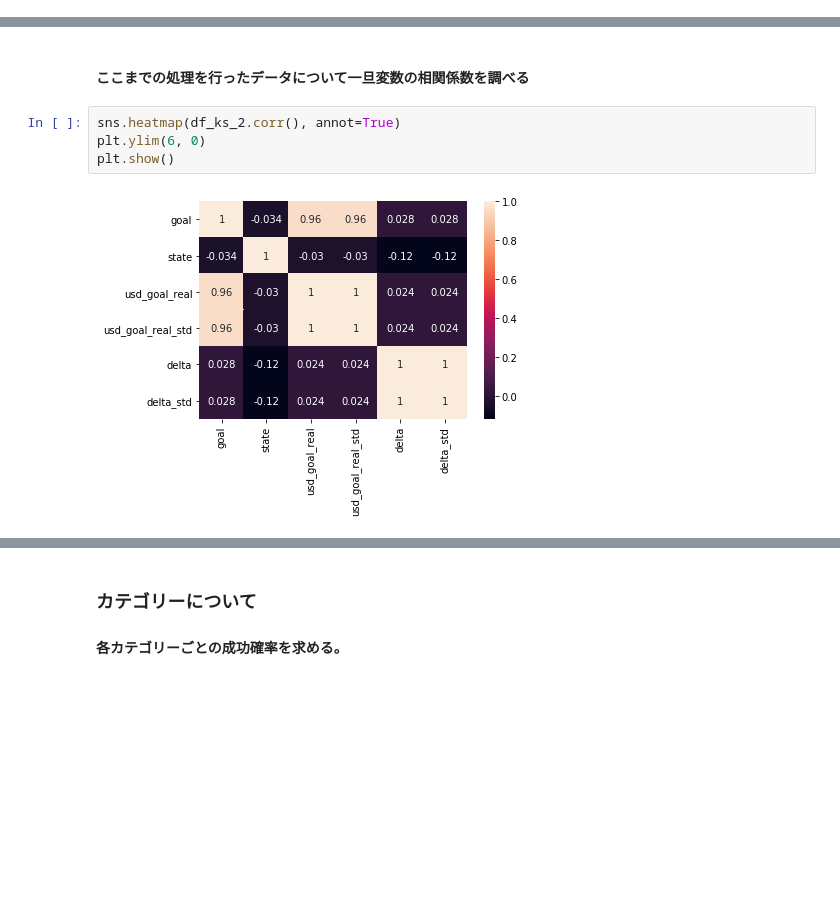
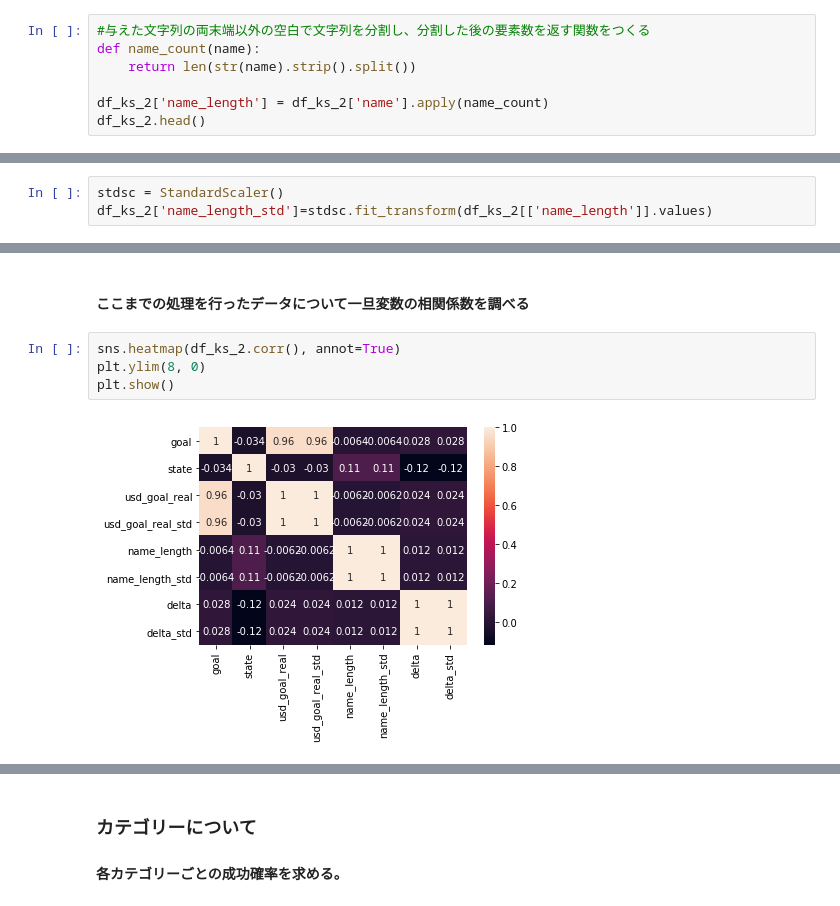
Before and after one commit to energygorilla/skillupAI, a Jupyter notebook: Day1_work_清水源一郎.ipynb, the cells around one changed output, grey strips where cells are left out. Cells and saved outputs as stored; diff of their text form; blank space fills up the shorter version.

Commit message:
変数name_lengthを追加

```diff
--- a/Day1_work_清水源一郎.ipynb
+++ b/Day1_work_清水源一郎.ipynb
@@ -184,0 +188,7 @@ df_ks_2["usd_goal_real_std"]=stdsc.fit_transform(df_ks_2[["usd_goal_real"]].valu
+# %%
+#与えた文字列の両末端以外の空白で文字列を分割し、分割した後の要素数を返す関数をつくる
+def name_count(name):
+    return len(str(name).strip().split())
+
+df_ks_2['name_length'] = df_ks_2['name'].apply(name_count)
+df_ks_2.head()
@@ -185,3 +218,6 @@ df_ks_2["usd_goal_real_std"]=stdsc.fit_transform(df_ks_2[["usd_goal_real"]].valu
+# %%
+stdsc = StandardScaler()
+df_ks_2['name_length_std']=stdsc.fit_transform(df_ks_2[['name_length']].values)
 # %% [markdown]
 ### 期間について
 #### launchからdeadlineまでの日数を変数deltaとして新たに追加した。こちらも標準化を行ったものを予測に用いる。
@@ -278,8 +316,8 @@ df_ks_2["delta_std"]=stdsc.fit_transform(df_ks_2[["delta"]].values)
 #### ここまでの処理を行ったデータについて一旦変数の相関係数を調べる
 # %%
 sns.heatmap(df_ks_2.corr(), annot=True)
-plt.ylim(6, 0)
+plt.ylim(8, 0)
 plt.show()
 # %% [output]
-[figure, old version]
+[figure, new version]
 # %%
```
Also changed, not shown: parts of 30 cells of this notebook.
